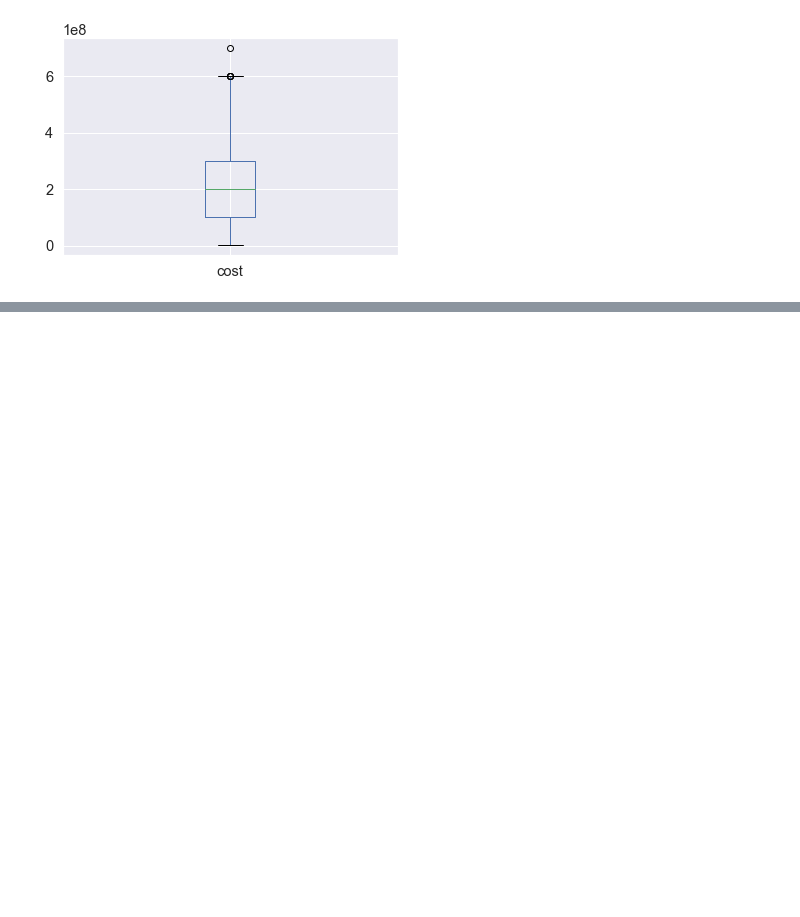
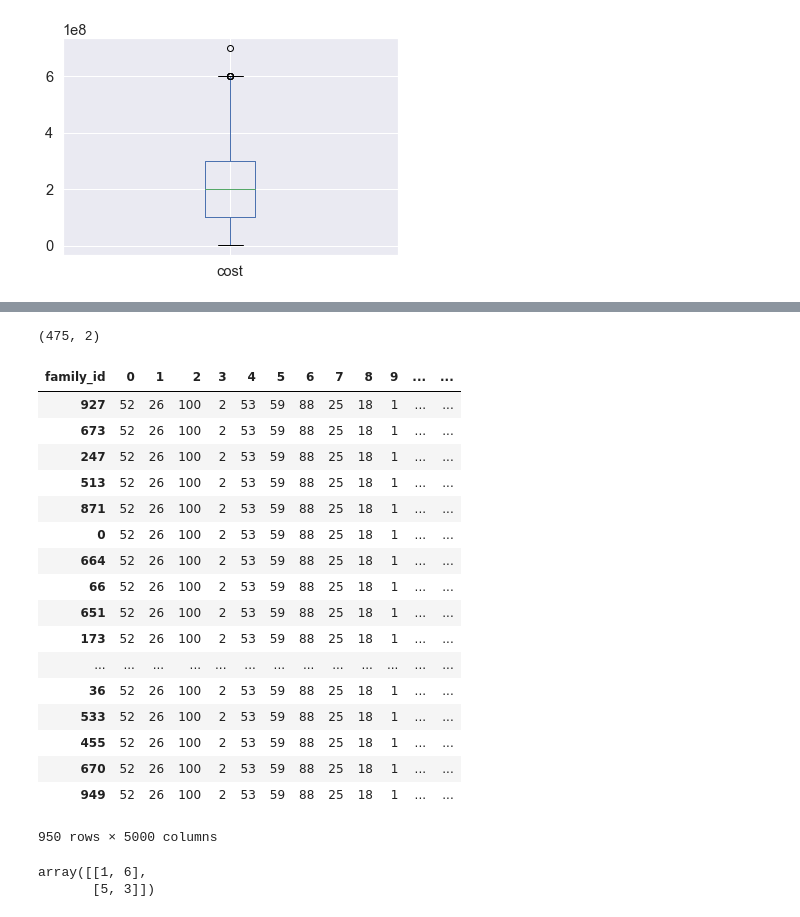
Before and after one commit to jeugregg/santa-workshop-tour-2019, a Jupyter notebook: santa-s-2019-starter-notebook.ipynb, the cells around one changed output, grey strips where cells are left out. Cells and saved outputs as stored; diff of their text form; code cells hidden in the pictures; blank space fills up the shorter version.

Commit message:
Update santa-s-2019-starter-notebook.ipynb
add lost of population
begin crossover

```diff
--- a/santa-s-2019-starter-notebook.ipynb
+++ b/santa-s-2019-starter-notebook.ipynb
@@ -49,10 +49,11 @@ PATH_SAVE_DF_POP = PATH_TO_SAVE_DATA + '/df_pop.pkl'
 # definitons
 NB_FIRST_POP = 1000 # number of first population of choices
 R_FIRST_MUT = 0.01 # RATIO of mutattion for first pop?
-DELTA_DAYS = 1
-DAY_RANGE = list(range(1, 101))
+DELTA_DAYS = 1 # delta of days around previous best day for generation/mutation
+DAY_RANGE = list(range(1, 101)) # day before Christmas
 DAY_RANGE_MIN = np.min(DAY_RANGE)
 DAY_RANGE_MAX = np.max(DAY_RANGE)
+R_POP_LOST = 0.05 # Ratio of lost individuals in population
 # %% [markdown]
 ## Read in the family information and sample submission
 # %%
@@ -843,0 +847,3 @@ df_cost.boxplot()
+# %%
+# load
+df_pop = joblib.load(PATH_SAVE_DF_POP)
@@ -843,0 +935,31 @@ df_cost.boxplot()
+# %%
+arr_pairs.shape
+# %% [output]
+(475, 2)
+# %%
+df_pop
+# %% [output]
+| family_id | 0 | 1 | 2 | 3 | 4 | 5 | 6 | 7 | 8 | 9 | ... | ... |
+| 927 | 52 | 26 | 100 | 2 | 53 | 59 | 88 | 25 | 18 | 1 | ... | ... |
+| 673 | 52 | 26 | 100 | 2 | 53 | 59 | 88 | 25 | 18 | 1 | ... | ... |
+| 247 | 52 | 26 | 100 | 2 | 53 | 59 | 88 | 25 | 18 | 1 | ... | ... |
+| 513 | 52 | 26 | 100 | 2 | 53 | 59 | 88 | 25 | 18 | 1 | ... | ... |
+| 871 | 52 | 26 | 100 | 2 | 53 | 59 | 88 | 25 | 18 | 1 | ... | ... |
+| 0 | 52 | 26 | 100 | 2 | 53 | 59 | 88 | 25 | 18 | 1 | ... | ... |
+| 664 | 52 | 26 | 100 | 2 | 53 | 59 | 88 | 25 | 18 | 1 | ... | ... |
+| 66 | 52 | 26 | 100 | 2 | 53 | 59 | 88 | 25 | 18 | 1 | ... | ... |
+| 651 | 52 | 26 | 100 | 2 | 53 | 59 | 88 | 25 | 18 | 1 | ... | ... |
+| 173 | 52 | 26 | 100 | 2 | 53 | 59 | 88 | 25 | 18 | 1 | ... | ... |
+| ... | ... | ... | ... | ... | ... | ... | ... | ... | ... | ... | ... | ... |
+| 36 | 52 | 26 | 100 | 2 | 53 | 59 | 88 | 25 | 18 | 1 | ... | ... |
+| 533 | 52 | 26 | 100 | 2 | 53 | 59 | 88 | 25 | 18 | 1 | ... | ... |
+| 455 | 52 | 26 | 100 | 2 | 53 | 59 | 88 | 25 | 18 | 1 | ... | ... |
+| 670 | 52 | 26 | 100 | 2 | 53 | 59 | 88 | 25 | 18 | 1 | ... | ... |
+| 949 | 52 | 26 | 100 | 2 | 53 | 59 | 88 | 25 | 18 | 1 | ... | ... |
+950 rows × 5000 columns
+# %%
+np.random.choice([1,2,3,4,5,6], replace=False,
+                    size=(2,2))
+# %% [output]
+array([[1, 6],
+       [5, 3]])
```
Also changed, not shown: parts of 7 cells of this notebook.
